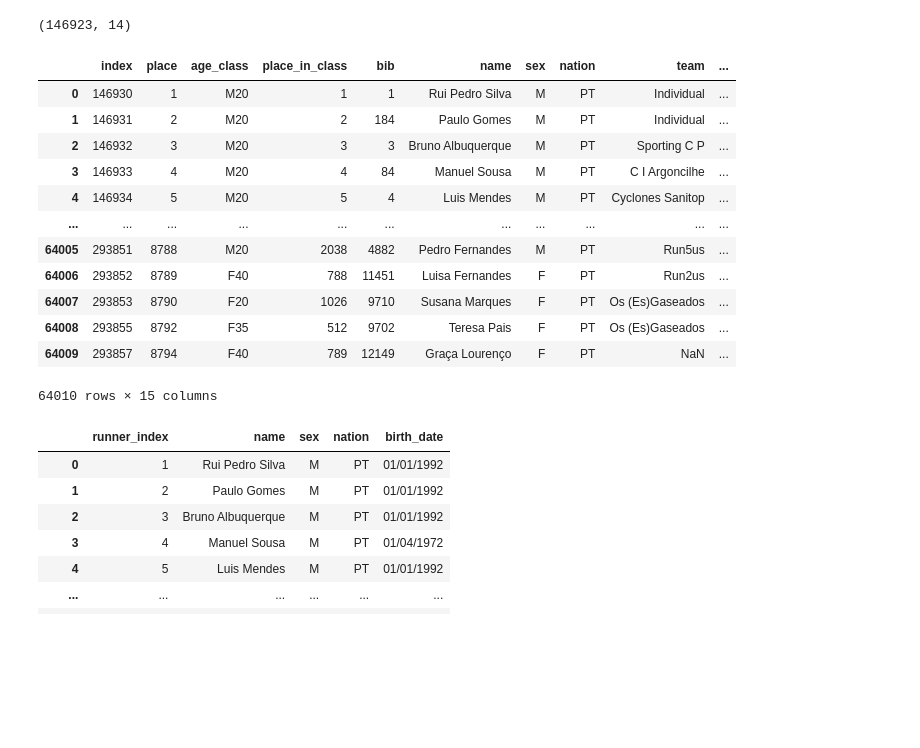
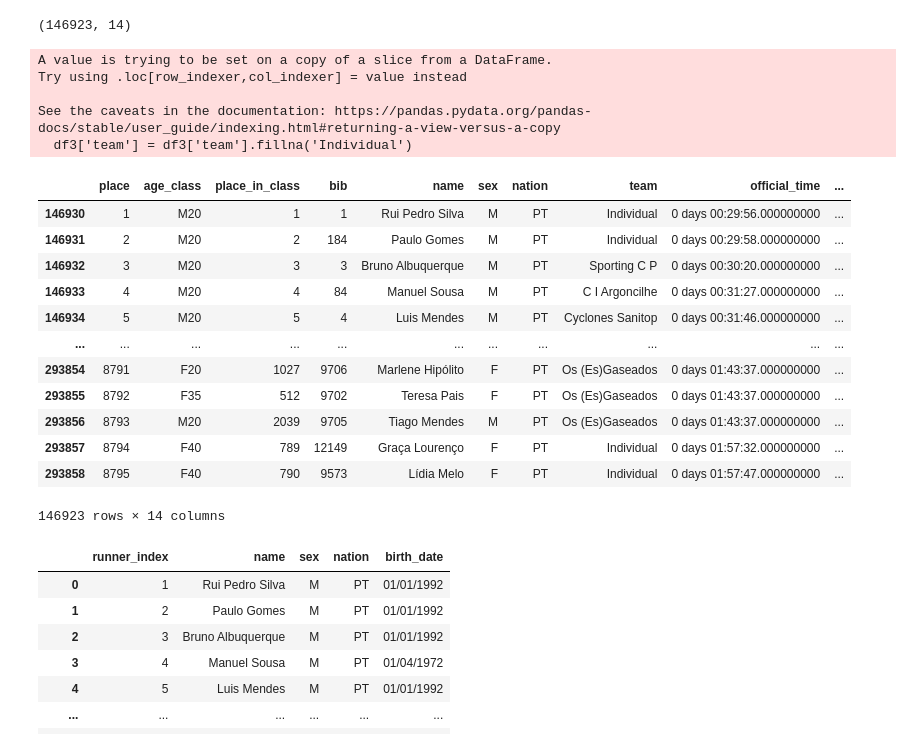
Before and after one commit to VascoBartolo/db-project, a Jupyter notebook: primary tables.ipynb, the cells around one changed output. Saved outputs shown, nothing was run; the diff lists cells and outputs as text; code cells hidden in the pictures; blank space fills up the shorter version.

```diff
--- a/primary tables.ipynb
+++ b/primary tables.ipynb
@@ -172,25 +172,34 @@ df3.shape
 # %%
 ##
 ##Tables based on Rojan UML
 
 #new = old.filter(['A','B','D'], axis=1)
 
 unique_runners = df3.drop_duplicates(subset=['name', 'birth_date'], keep='first')
 unique_runners.reset_index()
+
+
+df3['team'] = df3['team'].fillna('Individual')
+df3
 # %% [output]
+A value is trying to be set on a copy of a slice from a DataFrame.
+Try using .loc[row_indexer,col_indexer] = value instead
+
+See the caveats in the documentation: https://pandas.pydata.org/pandas-docs/stable/user_guide/indexing.html#returning-a-view-versus-a-copy
+  df3['team'] = df3['team'].fillna('Individual')
-|  | index | place | age_class | place_in_class | bib | name | sex | nation | team | ... |
-| 0 | 146930 | 1 | M20 | 1 | 1 | Rui Pedro Silva | M | PT | Individual | ... |
-| 1 | 146931 | 2 | M20 | 2 | 184 | Paulo Gomes | M | PT | Individual | ... |
-| 2 | 146932 | 3 | M20 | 3 | 3 | Bruno Albuquerque | M | PT | Sporting C P | ... |
-| 3 | 146933 | 4 | M20 | 4 | 84 | Manuel Sousa | M | PT | C I Argoncilhe | ... |
-| 4 | 146934 | 5 | M20 | 5 | 4 | Luis Mendes | M | PT | Cyclones Sanitop | ... |
+|  | place | age_class | place_in_class | bib | name | sex | nation | team | official_time | ... |
+| 146930 | 1 | M20 | 1 | 1 | Rui Pedro Silva | M | PT | Individual | 0 days 00:29:56.000000000 | ... |
+| 146931 | 2 | M20 | 2 | 184 | Paulo Gomes | M | PT | Individual | 0 days 00:29:58.000000000 | ... |
+| 146932 | 3 | M20 | 3 | 3 | Bruno Albuquerque | M | PT | Sporting C P | 0 days 00:30:20.000000000 | ... |
+| 146933 | 4 | M20 | 4 | 84 | Manuel Sousa | M | PT | C I Argoncilhe | 0 days 00:31:27.000000000 | ... |
+| 146934 | 5 | M20 | 5 | 4 | Luis Mendes | M | PT | Cyclones Sanitop | 0 days 00:31:46.000000000 | ... |
 | ... | ... | ... | ... | ... | ... | ... | ... | ... | ... | ... |
-| 64005 | 293851 | 8788 | M20 | 2038 | 4882 | Pedro Fernandes | M | PT | Run5us | ... |
-| 64006 | 293852 | 8789 | F40 | 788 | 11451 | Luisa Fernandes | F | PT | Run2us | ... |
-| 64007 | 293853 | 8790 | F20 | 1026 | 9710 | Susana Marques | F | PT | Os (Es)Gaseados | ... |
-| 64008 | 293855 | 8792 | F35 | 512 | 9702 | Teresa Pais | F | PT | Os (Es)Gaseados | ... |
-| 64009 | 293857 | 8794 | F40 | 789 | 12149 | Graça Lourenço | F | PT | NaN | ... |
+| 293854 | 8791 | F20 | 1027 | 9706 | Marlene Hipólito | F | PT | Os (Es)Gaseados | 0 days 01:43:37.000000000 | ... |
+| 293855 | 8792 | F35 | 512 | 9702 | Teresa Pais | F | PT | Os (Es)Gaseados | 0 days 01:43:37.000000000 | ... |
+| 293856 | 8793 | M20 | 2039 | 9705 | Tiago Mendes | M | PT | Os (Es)Gaseados | 0 days 01:43:37.000000000 | ... |
+| 293857 | 8794 | F40 | 789 | 12149 | Graça Lourenço | F | PT | Individual | 0 days 01:57:32.000000000 | ... |
+| 293858 | 8795 | F40 | 790 | 9573 | Lídia Melo | F | PT | Individual | 0 days 01:57:47.000000000 | ... |
-64010 rows × 15 columns
+146923 rows × 14 columns
 # %%
 #Creating the runners table with runner_index as key
 
```
Also changed, not shown: parts of 7 cells of this notebook, 1 other file.
